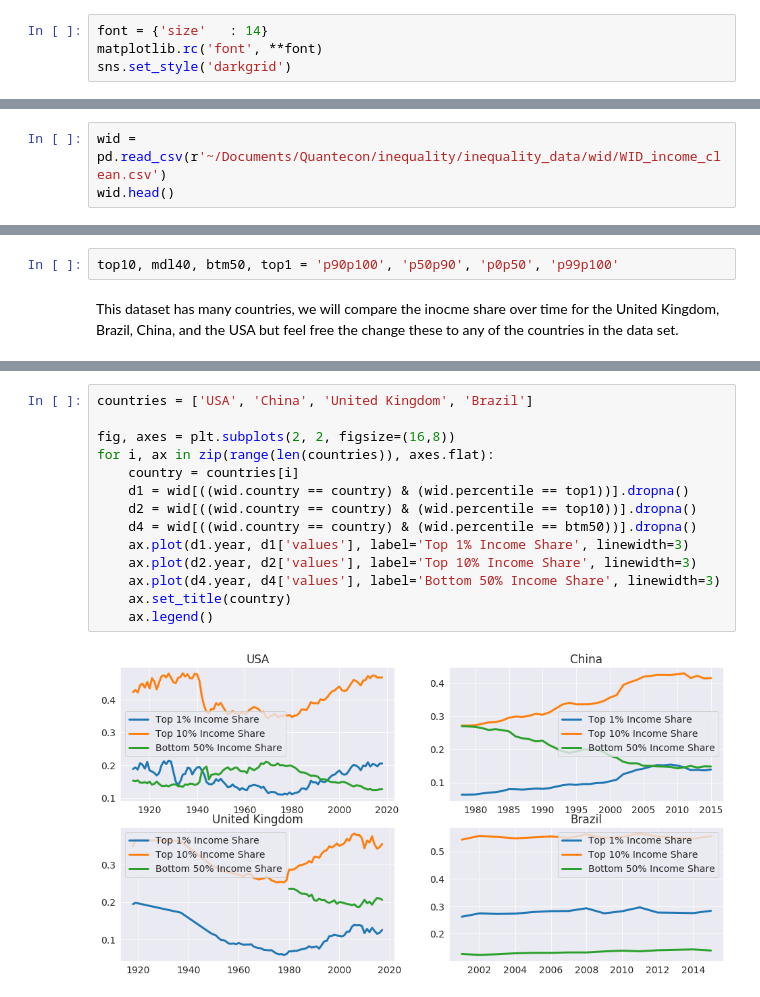
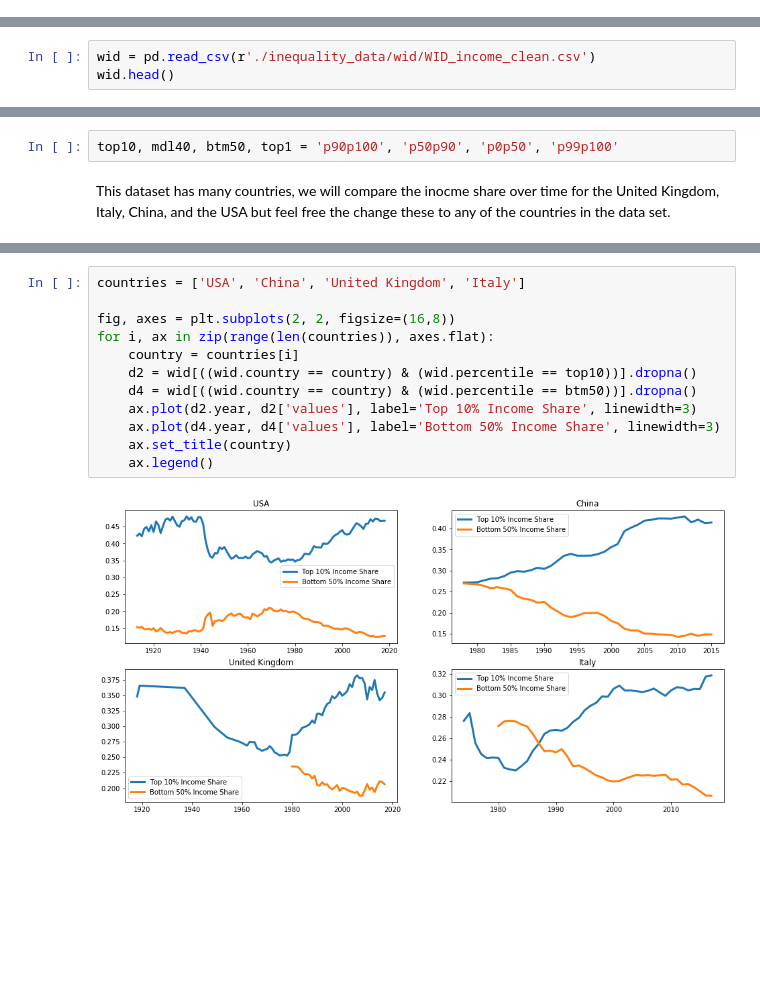
Before and after one commit to Harveyt47/inequality, a Jupyter notebook: income_inequality_lecture.ipynb, the cells around one changed output, grey strips where cells are left out. Saved outputs shown, nothing was run; the diff lists cells and outputs as text; blank space fills up the shorter version.

```diff
--- a/income_inequality_lecture.ipynb
+++ b/income_inequality_lecture.ipynb
@@ -21,10 +21,6 @@ from numba import njit, prange
 from matplotlib import collections as matcoll
 import matplotlib
 import seaborn as sns
-# %%
-font = {'size'   : 14}
-matplotlib.rc('font', **font)
-sns.set_style('darkgrid')
 # %% [markdown]
 ## Refresh
 
@@ -181,7 +186,7 @@ We can clearly see the value in microdata as it allows us to gain a great unders
 # %% [markdown]
 We will first look at a data set from [World Inequality Database](https://wid.world/) to plot the difference in income share between the top 10% and the bottom 50% of the population.
 # %%
-wid = pd.read_csv(r'~/Documents/Quantecon/inequality/inequality_data/wid/WID_income_clean.csv')
+wid = pd.read_csv(r'./inequality_data/wid/WID_income_clean.csv')
 wid.head()
 # %% [output]
 |  | percentile | year | variable | values | country |
@@ -193,7 +198,7 @@ wid.head()
 # %%
 top10, mdl40, btm50, top1 = 'p90p100', 'p50p90', 'p0p50', 'p99p100'
 # %% [markdown]
-This dataset has many countries, we will compare the inocme share over time for the United Kingdom, Brazil, China, and the USA but feel free the change these to any of the countries in the data set.
+This dataset has many countries, we will compare the inocme share over time for the United Kingdom, Italy, China, and the USA but feel free the change these to any of the countries in the data set.
 # %%
 wid.country.unique()
 # %% [output]
@@ -215,18 +220,16 @@ array(['Switzerland', 'Uruguay', 'Syrian Arab Republic', 'Guinea',
        'Equatorial Guinea', 'Senegal', 'Madagascar', 'DR Congo', 'Poland',
        'Estonia'], dtype=object)
 # %%
-countries = ['USA', 'China', 'United Kingdom', 'Brazil']
+countries = ['USA', 'China', 'United Kingdom', 'Italy']
 
 fig, axes = plt.subplots(2, 2, figsize=(16,8))
 for i, ax in zip(range(len(countries)), axes.flat):
     country = countries[i]
-    d1 = wid[((wid.country == country) & (wid.percentile == top1))].dropna()
     d2 = wid[((wid.country == country) & (wid.percentile == top10))].dropna()
     d4 = wid[((wid.country == country) & (wid.percentile == btm50))].dropna()
-    ax.plot(d1.year, d1['values'], label='Top 1% Income Share', linewidth=3)
     ax.plot(d2.year, d2['values'], label='Top 10% Income Share', linewidth=3)
     ax.plot(d4.year, d4['values'], label='Bottom 50% Income Share', linewidth=3)
     ax.set_title(country)
     ax.legend()
 # %% [output]
-[figure, old version]
+[figure, new version]
```
Also changed, not shown: parts of 23 cells of this notebook.
